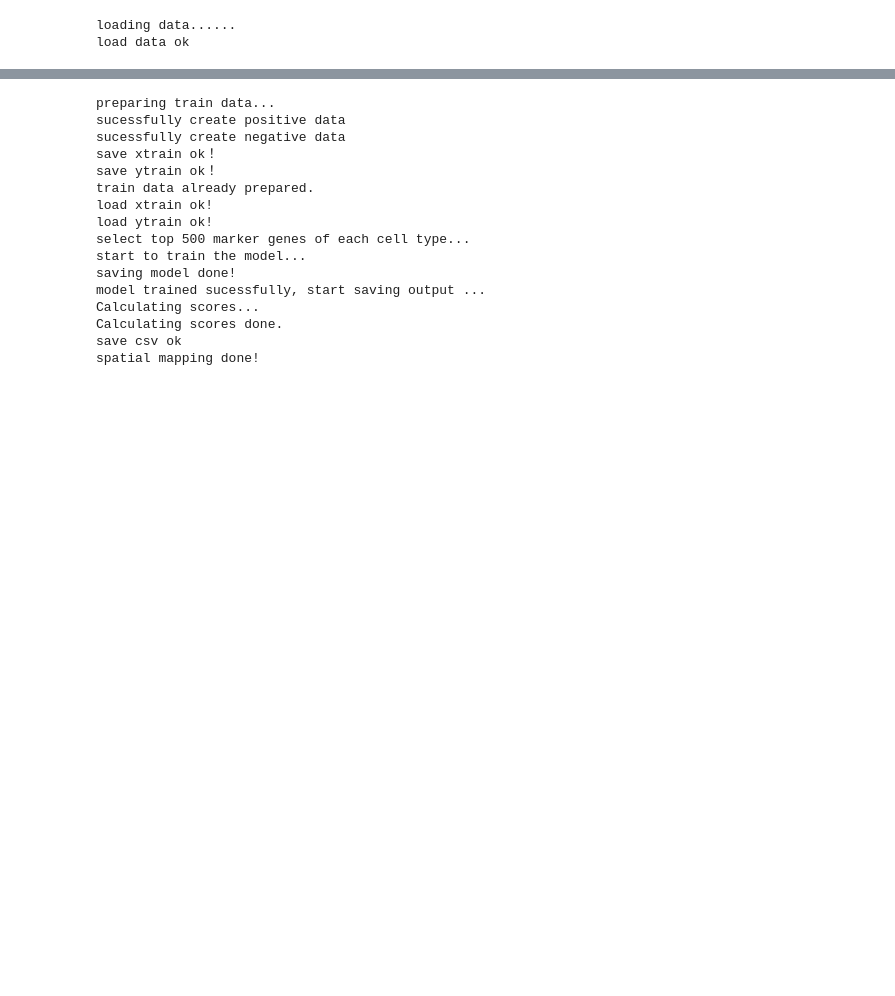
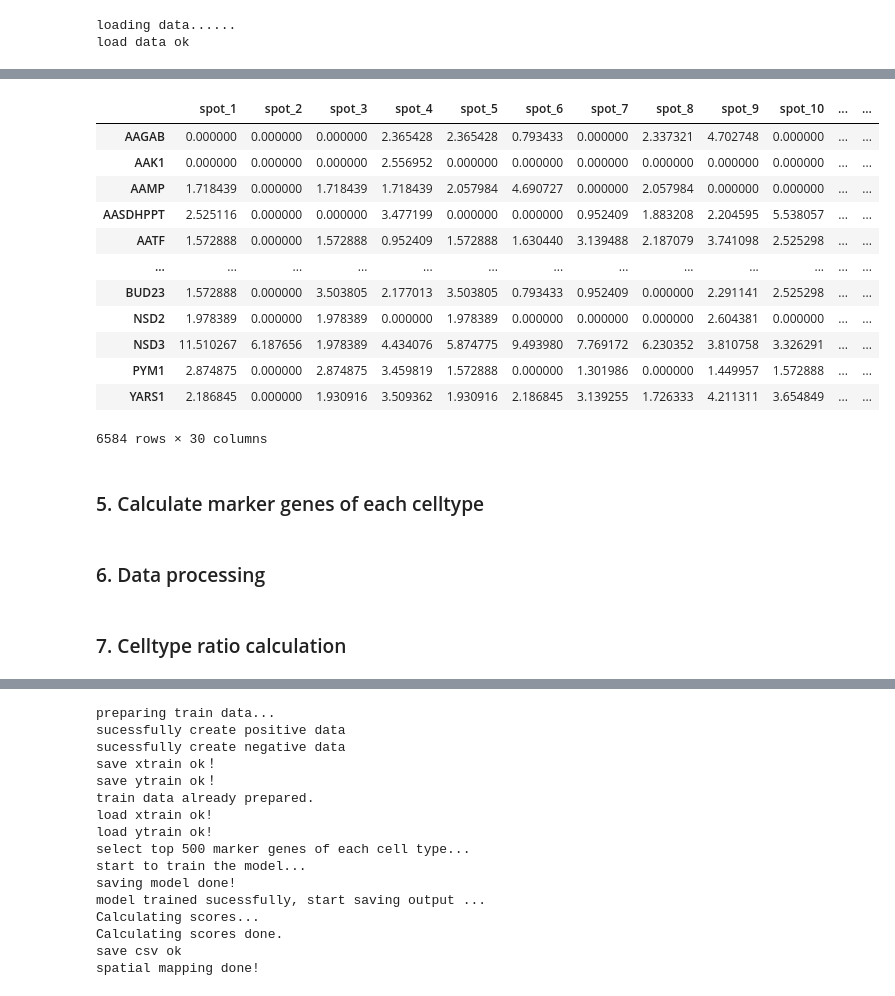
Before and after one commit to ZJUFanLab/bulk2space, a Jupyter notebook: bulk2space/tutorial.ipynb, the cells around one changed output, grey strips where cells are left out. Cells and saved outputs as stored; diff of their text form; code cells hidden in the pictures; blank space fills up the shorter version.

```diff
--- a/bulk2space/tutorial.ipynb
+++ b/bulk2space/tutorial.ipynb
@@ -244,0 +366,18 @@ After obtaining the generated data, we needed to map each cell and the spot it b
+# %%
+input_st_data
+# %% [output]
+|  | spot_1 | spot_2 | spot_3 | spot_4 | spot_5 | spot_6 | spot_7 | spot_8 | spot_9 | spot_10 | ... | ... |
+| AAGAB | 0.000000 | 0.000000 | 0.000000 | 2.365428 | 2.365428 | 0.793433 | 0.000000 | 2.337321 | 4.702748 | 0.000000 | ... | ... |
+| AAK1 | 0.000000 | 0.000000 | 0.000000 | 2.556952 | 0.000000 | 0.000000 | 0.000000 | 0.000000 | 0.000000 | 0.000000 | ... | ... |
+| AAMP | 1.718439 | 0.000000 | 1.718439 | 1.718439 | 2.057984 | 4.690727 | 0.000000 | 2.057984 | 0.000000 | 0.000000 | ... | ... |
+| AASDHPPT | 2.525116 | 0.000000 | 0.000000 | 3.477199 | 0.000000 | 0.000000 | 0.952409 | 1.883208 | 2.204595 | 5.538057 | ... | ... |
+| AATF | 1.572888 | 0.000000 | 1.572888 | 0.952409 | 1.572888 | 1.630440 | 3.139488 | 2.187079 | 3.741098 | 2.525298 | ... | ... |
+| ... | ... | ... | ... | ... | ... | ... | ... | ... | ... | ... | ... | ... |
+| BUD23 | 1.572888 | 0.000000 | 3.503805 | 2.177013 | 3.503805 | 0.793433 | 0.952409 | 0.000000 | 2.291141 | 2.525298 | ... | ... |
+| NSD2 | 1.978389 | 0.000000 | 1.978389 | 0.000000 | 1.978389 | 0.000000 | 0.000000 | 0.000000 | 2.604381 | 0.000000 | ... | ... |
+| NSD3 | 11.510267 | 6.187656 | 1.978389 | 4.434076 | 5.874775 | 9.493980 | 7.769172 | 6.230352 | 3.810758 | 3.326291 | ... | ... |
+| PYM1 | 2.874875 | 0.000000 | 2.874875 | 3.459819 | 1.572888 | 0.000000 | 1.301986 | 0.000000 | 1.449957 | 1.572888 | ... | ... |
+| YARS1 | 2.186845 | 0.000000 | 1.930916 | 3.509362 | 1.930916 | 2.186845 | 3.139255 | 1.726333 | 4.211311 | 3.654849 | ... | ... |
+6584 rows × 30 columns
+# %% [markdown]
+### 5. <a id="Marker-used">Calculate marker genes of each celltype</a>
@@ -244,0 +395,2 @@ After obtaining the generated data, we needed to map each cell and the spot it b
+# %% [markdown]
+### 6. <a id="Data-processing">Data processing</a>
@@ -244,0 +432,2 @@ After obtaining the generated data, we needed to map each cell and the spot it b
+# %% [markdown]
+### 7.  <a id="Celltype-ratio-calculation">Celltype ratio calculation</a>
```
Also changed, not shown: parts of 53 cells of this notebook.
